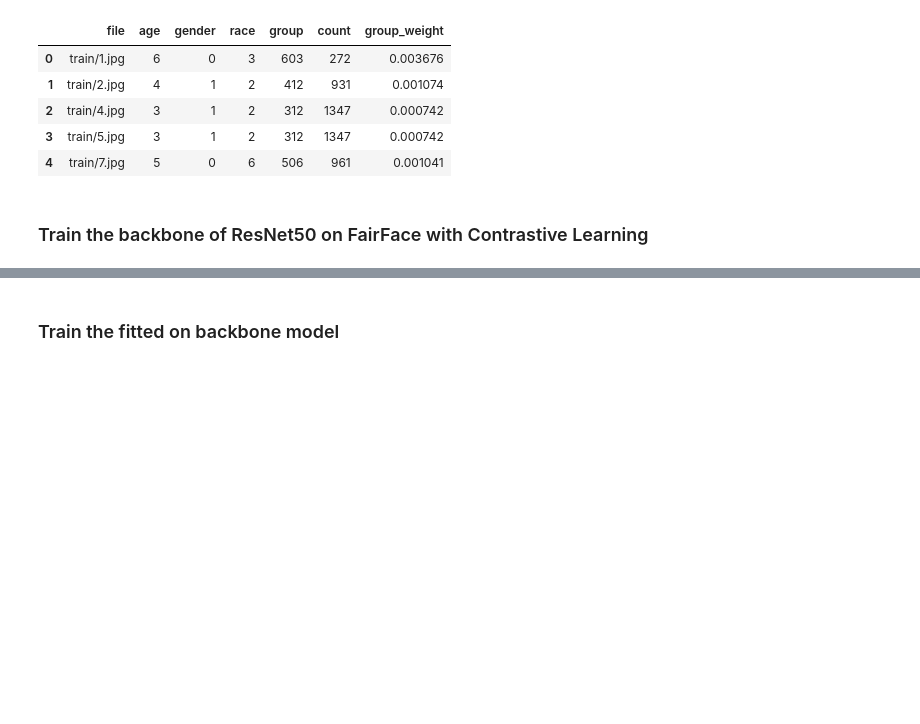
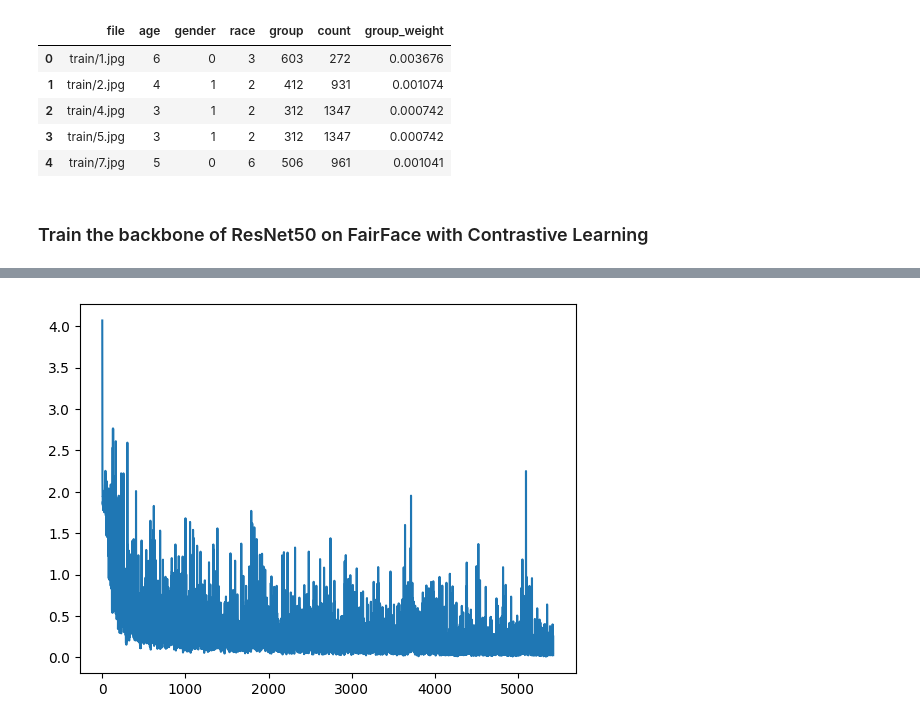
Before and after one commit to trybushenko/FairFace_Modeling, a Jupyter notebook: notebooks/24012024-backbone-CLtrain-resnet.ipynb, the cells around one changed output, grey strips where cells are left out. Saved outputs shown, nothing was run; the diff lists cells and outputs as text; code cells hidden in the pictures; blank space fills up the shorter version.

Commit message:
BYOL contrastive learning pre-training

```diff
--- a/notebooks/24012024-backbone-CLtrain-resnet.ipynb
+++ b/notebooks/24012024-backbone-CLtrain-resnet.ipynb
@@ -129,12 +130,7 @@ fairface_train = data.FairFaceDataset('fairface_label_train.csv',
                                         mode='train',
                                         encoders=encoders,
                                         transform=transforms.Compose([transforms.ToTensor(),
-                                                                      transforms.RandomHorizontalFlip(p=0.5),
-                                                                      transforms.RandomPerspective(p=0.5),
-                                                                      transforms.RandomGrayscale(p=0.2),
-                                                                      transforms.RandomAdjustSharpness(2, p=0.5),
-                                                                      transforms.Normalize(mean=[0.485, 0.456, 0.406],
-                                                                                           std=[0.229, 0.224, 0.225])
+                                                                      transforms.Resize((224, 224))
                                                                       ]))
 # Set the FairFaceDataset object to train mode.
 fairface_train.train()
@@ -147,8 +143,8 @@ fairface_test = data.FairFaceDataset('fairface_label_train.csv',
                                      mode='test',
                                      encoders=encoders,
                                      transform=transforms.Compose([transforms.ToTensor(),
-                                                                   transforms.Normalize(mean=[0.485, 0.456, 0.406],
-                                                                                        std=[0.229, 0.224, 0.225])]))
+                                                                      transforms.Resize((224, 224))
+                                                                      ]))
 # Set the FairFaceDataset object to train mode.
 fairface_test.train()
 # Create a DataLoader object for the test data.
@@ -160,8 +156,8 @@ fairface_val = data.FairFaceDataset('fairface_label_val.csv',
                                      mode='val',
                                      encoders=encoders,
                                      transform=transforms.Compose([transforms.ToTensor(),
-                                                                   transforms.Normalize(mean=[0.485, 0.456, 0.406],
-                                                                                        std=[0.229, 0.224, 0.225])]))
+                                                                   transforms.Resize((224, 224))
+                                                                   ]))
 # Set the FairFaceDataset object to train mode.
 fairface_val.train()
 # Create a DataLoader object for the validation data.
@@ -184,10 +180,9 @@ def create_models_dir():
 
 learner = BYOL(
     resnet,
-    image_size=224,
-    hidden_layer='avgpool'
-).to(device)
-
+    image_size=224
+)
+learner = learner.cuda()
 opt = torch.optim.Adam(learner.parameters(), lr=3e-4)
 # Training loop
 hist = []
@@ -213,6 +208,7 @@ for epoch in range(num_epochs):
     # Print the average loss for the epoch
     average_loss = running_loss / len(train_loader)
     print(f"Epoch {epoch+1}/{num_epochs}, Loss: {average_loss:.4f}")
+    torch.save(resnet.state_dict(), f'../models/improved-net_epoch{epoch}.pt')
 
 create_models_dir()
 # save your improved network
@@ -223,2 +226,0 @@ KeyboardInterrupt:
-# %% [markdown]
-### Train the fitted on backbone model
@@ -234,0 +227,11 @@ KeyboardInterrupt:
+# %%
+def flatten_extend(matrix):
+    flat_list = []
+    for row in matrix:
+        flat_list.extend(row)
+    return flat_list
+
+plt.plot(flatten_extend(hist))
+plt.show()
+# %% [output]
+[figure, added]
```
Also changed, not shown: parts of 3 cells of this notebook.
